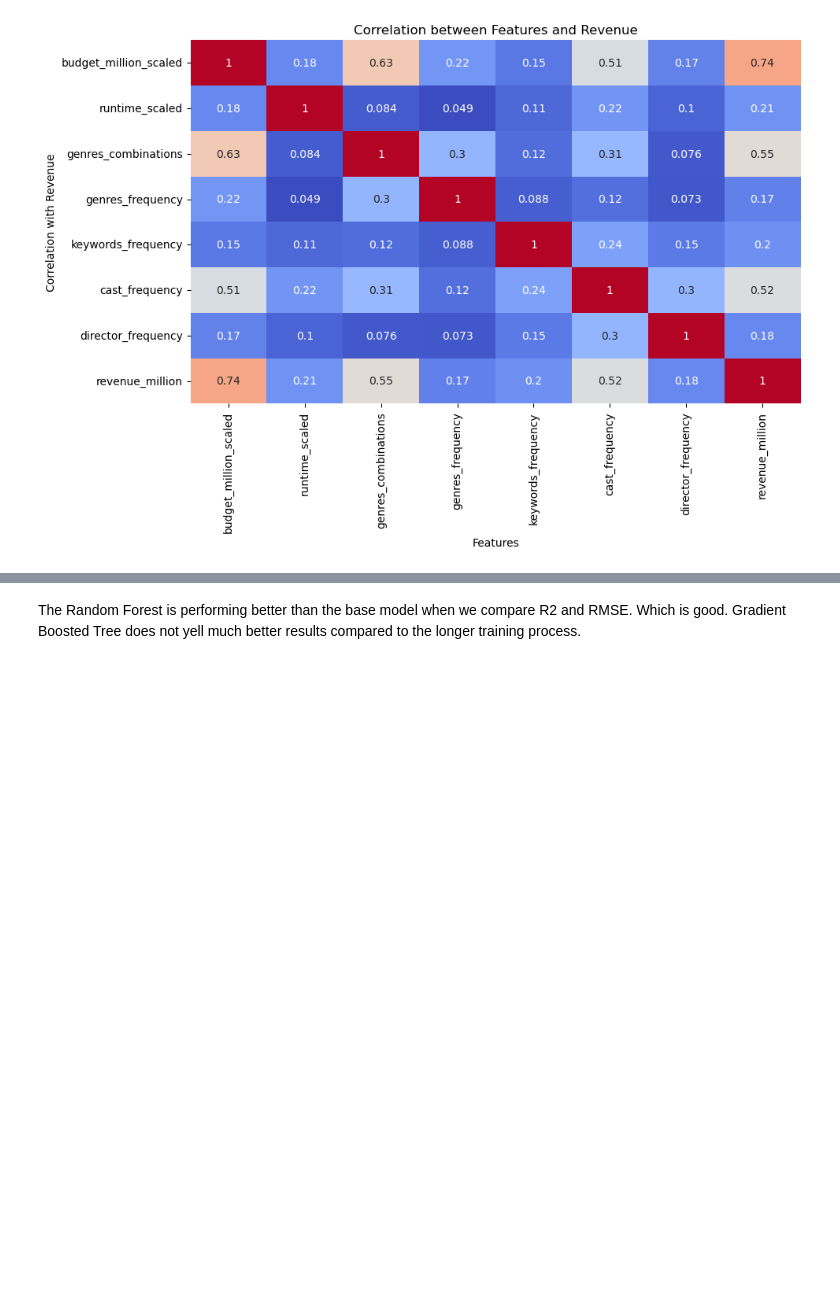
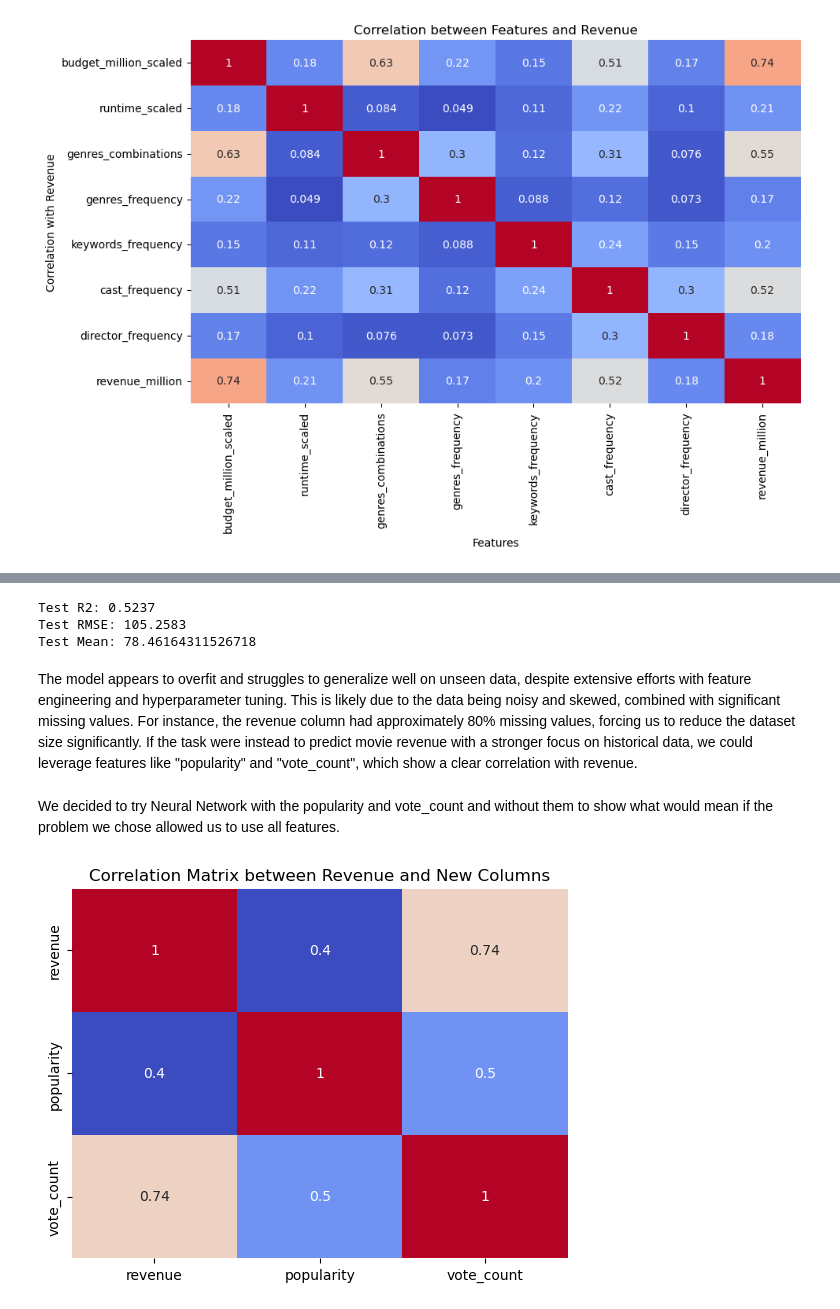
Before and after one commit to Mar7inD/MAL1_Group_Assignments, a Jupyter notebook: Assignment 7/7. Final Group Project.ipynb, the cells around one changed output, grey strips where cells are left out. Cells and saved outputs as stored; diff of their text form; code cells hidden in the pictures; blank space fills up the shorter version.

```diff
--- a/Assignment 7/7. Final Group Project.ipynb
+++ b/Assignment 7/7. Final Group Project.ipynb
@@ -1514,5 +1549,8 @@ test_rmse = root_mean_squared_error(y_test, y_test_pred)
 
 print(f"Test R2: {test_r2:.4f}")
 print(f"Test RMSE: {test_rmse:.4f}")
+print(f"Test Mean: {y_test.mean()}")
+# %% [output]
+Test R2: 0.5237
+Test RMSE: 105.2583
+Test Mean: 78.46164311526718
-# %% [markdown]
-The Random Forest is performing better than the base model when we compare R2 and RMSE. Which is good. Gradient Boosted Tree does not yell much better results compared to the longer training process.
@@ -1521,0 +1557,13 @@ X_val = X_val.drop(exclude, axis=1)
+# %% [markdown]
+The model appears to overfit and struggles to generalize well on unseen data, despite extensive efforts with feature engineering and hyperparameter tuning. This is likely due to the data being noisy and skewed, combined with significant missing values. For instance, the revenue column had approximately 80% missing values, forcing us to reduce the dataset size significantly. If the task were instead to predict movie revenue with a stronger focus on historical data, we could leverage features like "popularity" and "vote_count", which show a clear correlation with revenue.
+# %% [markdown]
+We decided to try Neural Network with the popularity and vote_count and without them to show what would mean if the problem we chose allowed us to use all features.
+# %%
+new_columns = merged_movies_org[['popularity', 'vote_count']]
+corr_matrix = pd.concat([merged_movies_org['revenue'], new_columns], axis=1).corr()
+
+sns.heatmap(corr_matrix, annot=True, cmap='coolwarm', cbar=False)
+plt.title('Correlation Matrix between Revenue and New Columns')
+plt.show()
+# %% [output]
+[figure, added]
```
Also changed, not shown: parts of 19 cells of this notebook, 1 other file.
